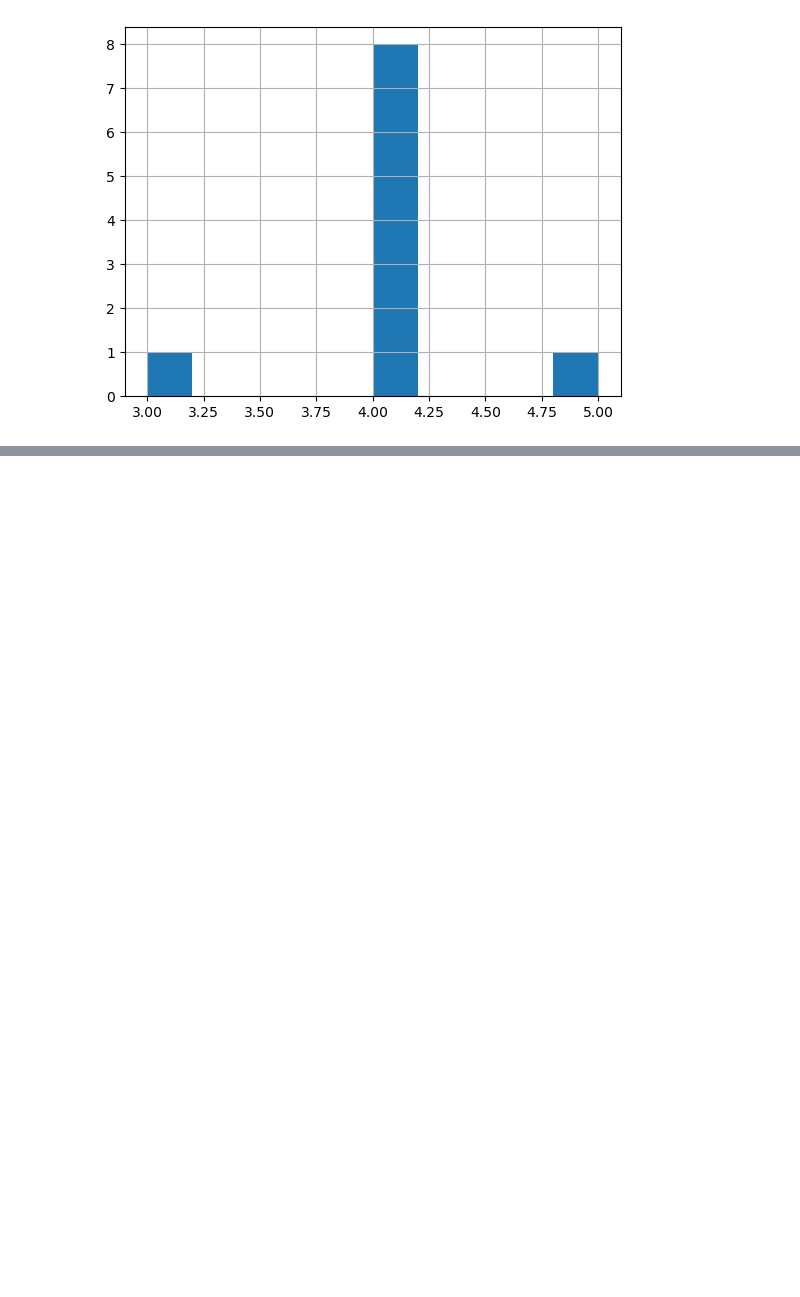
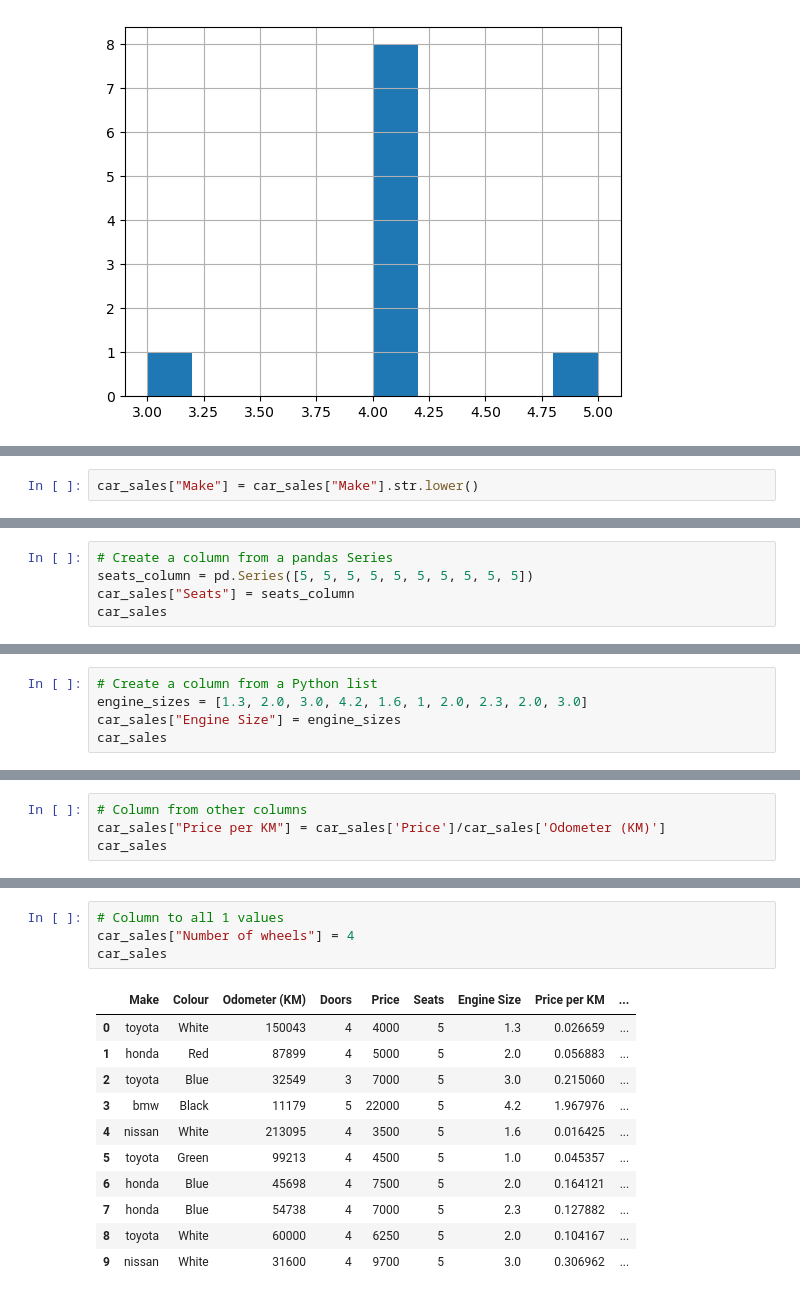
Before and after one commit to kunalprakash1309/Basic-machine-learning, a Jupyter notebook: 01-pandas/introduction-to-pandas.ipynb, the cells around one changed output, grey strips where cells are left out. Cells and saved outputs as stored; diff of their text form; blank space fills up the shorter version.

```diff
--- a/01-pandas/introduction-to-pandas.ipynb
+++ b/01-pandas/introduction-to-pandas.ipynb
@@ -505,0 +646,2 @@ car_sales["Doors"].hist()
+# %%
+car_sales["Make"] = car_sales["Make"].str.lower()
@@ -505,0 +745,5 @@ car_sales["Doors"].hist()
+# %%
+# Create a column from a pandas Series
+seats_column = pd.Series([5, 5, 5, 5, 5, 5, 5, 5, 5, 5])
+car_sales["Seats"] = seats_column
+car_sales
@@ -505,0 +764,5 @@ car_sales["Doors"].hist()
+# %%
+# Create a column from a Python list
+engine_sizes = [1.3, 2.0, 3.0, 4.2, 1.6, 1, 2.0, 2.3, 2.0, 3.0]
+car_sales["Engine Size"] = engine_sizes
+car_sales
@@ -505,0 +783,4 @@ car_sales["Doors"].hist()
+# %%
+# Column from other columns
+car_sales["Price per KM"] = car_sales['Price']/car_sales['Odometer (KM)']
+car_sales
@@ -505,0 +799,16 @@ car_sales["Doors"].hist()
+# %%
+# Column to all 1 values
+car_sales["Number of wheels"] = 4
+car_sales
+# %% [output]
+|  | Make | Colour | Odometer (KM) | Doors | Price | Seats | Engine Size | Price per KM | ... |
+| 0 | toyota | White | 150043 | 4 | 4000 | 5 | 1.3 | 0.026659 | ... |
+| 1 | honda | Red | 87899 | 4 | 5000 | 5 | 2.0 | 0.056883 | ... |
+| 2 | toyota | Blue | 32549 | 3 | 7000 | 5 | 3.0 | 0.215060 | ... |
+| 3 | bmw | Black | 11179 | 5 | 22000 | 5 | 4.2 | 1.967976 | ... |
+| 4 | nissan | White | 213095 | 4 | 3500 | 5 | 1.6 | 0.016425 | ... |
+| 5 | toyota | Green | 99213 | 4 | 4500 | 5 | 1.0 | 0.045357 | ... |
+| 6 | honda | Blue | 45698 | 4 | 7500 | 5 | 2.0 | 0.164121 | ... |
+| 7 | honda | Blue | 54738 | 4 | 7000 | 5 | 2.3 | 0.127882 | ... |
+| 8 | toyota | White | 60000 | 4 | 6250 | 5 | 2.0 | 0.104167 | ... |
+| 9 | nissan | White | 31600 | 4 | 9700 | 5 | 3.0 | 0.306962 | ... |
```
Also changed, not shown: parts of 47 cells of this notebook, 1 other file.
